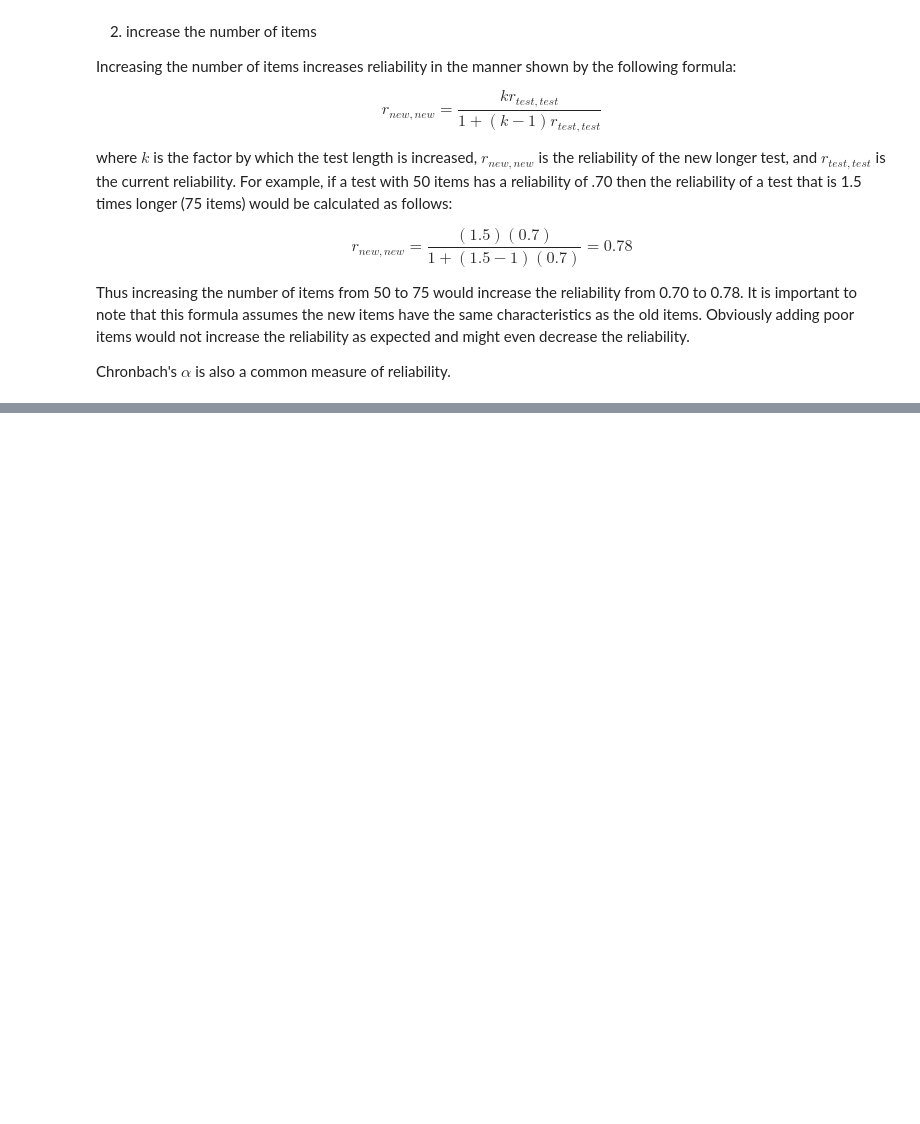
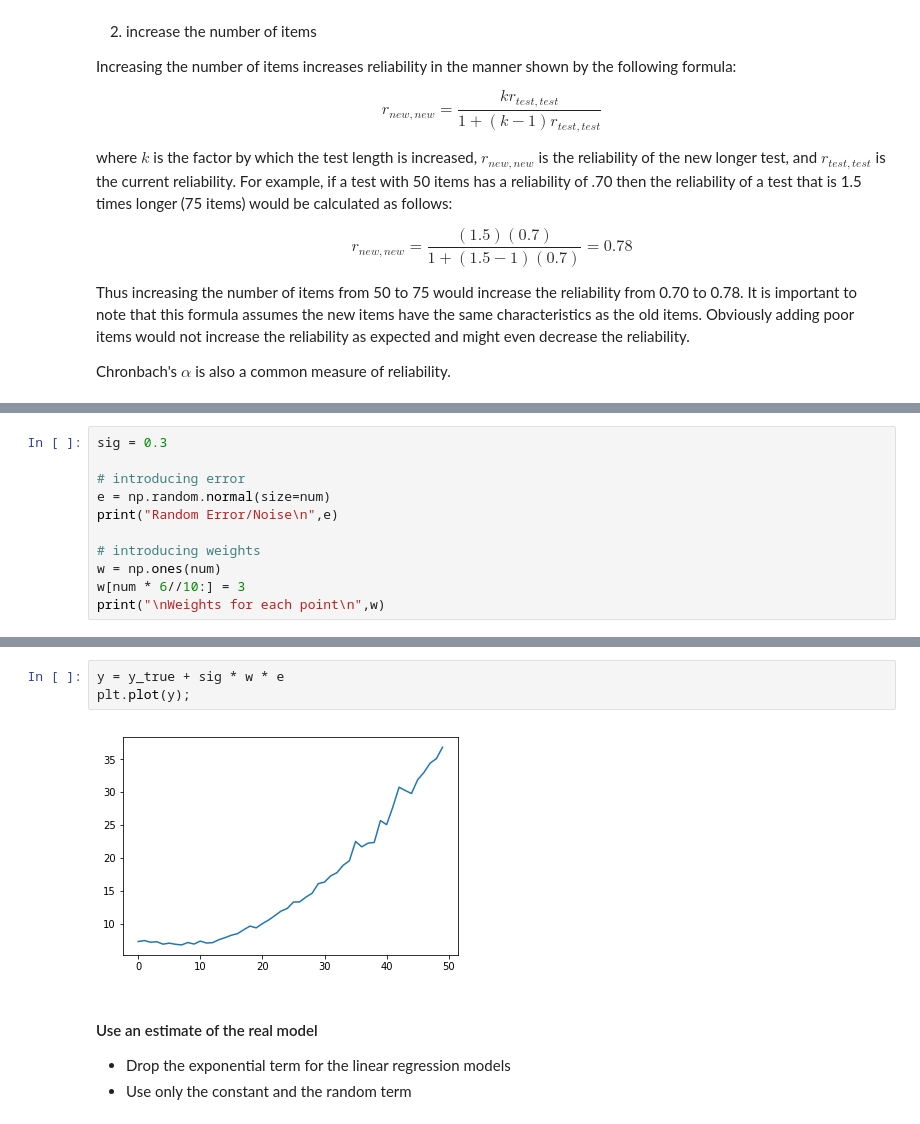
Before and after one commit to jamwine/Statistics, a Jupyter notebook: Statistics.ipynb, the cells around one changed output, grey strips where cells are left out. Saved outputs shown, nothing was run; the diff lists cells and outputs as text; blank space fills up the shorter version.

```diff
--- a/Statistics.ipynb
+++ b/Statistics.ipynb
@@ -1120,0 +1229,11 @@ Chronbach's $\alpha$ is also a common measure of reliability.
+# %%
+sig = 0.3
+
+# introducing error
+e = np.random.normal(size=num)
+print("Random Error/Noise\n",e)
+
+# introducing weights
+w = np.ones(num)
+w[num * 6//10:] = 3
+print("\nWeights for each point\n",w)
@@ -1120,0 +1256,10 @@ Chronbach's $\alpha$ is also a common measure of reliability.
+# %%
+y = y_true + sig * w * e
+plt.plot(y);
+# %% [output]
+[figure, added]
+# %% [markdown]
+#### Use an estimate of the real model
+
+* Drop the exponential term for the linear regression models
+* Use only the constant and the random term
```
Also changed, not shown: parts of 39 cells of this notebook.
